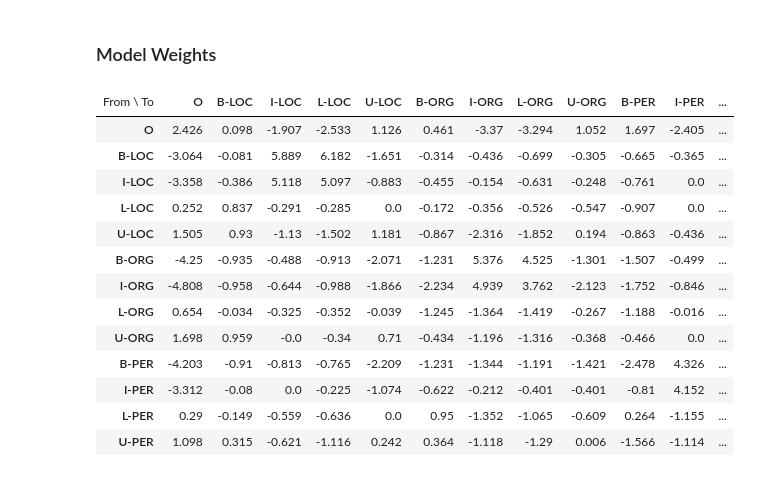
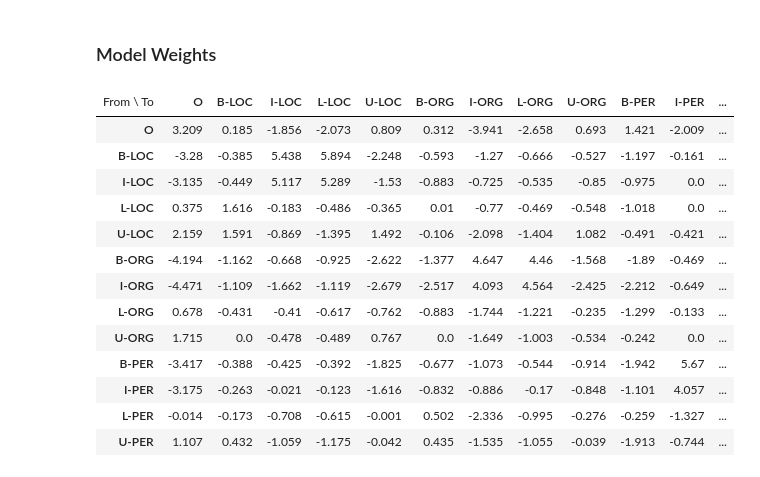
Before and after one commit to OnurArdaB/Turkish-NER-using-CRF, a Jupyter notebook: TurkishNER.ipynb, the cells around one changed output. Cells and saved outputs as stored; diff of their text form; code cells hidden in the pictures.

```diff
--- a/TurkishNER.ipynb
+++ b/TurkishNER.ipynb
@@ -183,43 +183,51 @@ def word2features(sent, i):
     features = {
         'bias': 1.0,
         'word.lower()': word.lower(),
-        'word.isupper()': word.isupper(),
+        'word.isupper()': word[0].isupper() if (len(word)>0) else word.isupper(),
         'word.istitle()': word.istitle(),
         'word.isdigit()': word.isdigit(),
         'word.gazetteers()':1 if (word in gazetteers) else 0
     }
     features.update(postag)
     if i > 0:
+
         word1 = sent[i-1][0]
+
         postag1 = sent[i-1][1]
         postag_before = {}
         for pos in postag1:
           postag_before[pos+"_before"] = postag1[pos]
         features.update(postag_before)
+
         features.update({
             '-1:word.lower()': word1.lower(),
             '-1:word.istitle()': word1.istitle(),
-            '-1:word.isupper()': word1.isupper(),
-            '-1:word.isdigit()': word.isdigit(),
-            '-1:word.gazetteers()':1 if (word in gazetteers) else 0
+            '-1:word.isupper()': word1[0].isupper() if (len(word1)>0) else word1.isupper(),
+            '-1:word.isdigit()': word1.isdigit(),
+            '-1:word.gazetteers()':1 if (word1 in gazetteers) else 0
         })
+
     else:
         features['BOS'] = True
+
     if i < len(sent)-1:
+
         word1 = sent[i+1][0]
+
         postag1 = sent[i+1][1]
         postag_after = {}
         for pos in postag1:
           postag_after[pos+"_after"] = postag1[pos]
         features.update(postag_after)
+
         features.update({
             '+1:word.lower()': word1.lower(),
             '+1:word.istitle()': word1.istitle(),
-            '+1:word.isupper()': word1.isupper(),
-            '+1:word.isdigit()': word.isdigit(),
-            '+1:word.gazetteers()':1 if (word in gazetteers) else 0
+            '+1:word.isupper()': word1[0].isupper() if (len(word1)>0) else word1.isupper(),
+            '+1:word.isdigit()': word1.isdigit(),
+            '+1:word.gazetteers()':1 if (word1 in gazetteers) else 0
+        })
 
-        })
     else:
         features['EOS'] = True
 
@@ -236,11 +244,3 @@ def sent2labels(sent):
 X_train = [sent2features(s) for s in train_sents]
 
 y_train = [sent2labels(s) for s in train_sents]
-'''
-X_test = X_train[:2000]
-y_test = y_train[:2000]
-
-X_train = X_train[2000:]
-y_train = y_train[2000:]
-
-'''
@@ -251,3 +385,9 @@ It can be observed that all features including gazetteers are implemented in the
+# %%
+X_test = X_train[6000:8000]
+y_test = y_train[6000:8000]
+
+X_train = X_train[:6000] +  X_train[8000:]
+y_train = y_train[:6000] + y_train[8000:]
 # %%
 crf = sklearn_crfsuite.CRF(
     algorithm='lbfgs',
@@ -298,19 +480,19 @@ Results are close to results which has been stated by Yeniterzi in her article.
 # %% [markdown]
 ### Model Weights
 # %%
-eli5.show_weights(crf, top=30)
+eli5.show_weights(crf, top=30, show=['transition_features'])
 # %% [output]
 | From \ To | O | B-LOC | I-LOC | L-LOC | U-LOC | B-ORG | I-ORG | L-ORG | U-ORG | B-PER | I-PER | ... |
-| O | 2.426 | 0.098 | -1.907 | -2.533 | 1.126 | 0.461 | -3.37 | -3.294 | 1.052 | 1.697 | -2.405 | ... |
-| B-LOC | -3.064 | -0.081 | 5.889 | 6.182 | -1.651 | -0.314 | -0.436 | -0.699 | -0.305 | -0.665 | -0.365 | ... |
-| I-LOC | -3.358 | -0.386 | 5.118 | 5.097 | -0.883 | -0.455 | -0.154 | -0.631 | -0.248 | -0.761 | 0.0 | ... |
-| L-LOC | 0.252 | 0.837 | -0.291 | -0.285 | 0.0 | -0.172 | -0.356 | -0.526 | -0.547 | -0.907 | 0.0 | ... |
-| U-LOC | 1.505 | 0.93 | -1.13 | -1.502 | 1.181 | -0.867 | -2.316 | -1.852 | 0.194 | -0.863 | -0.436 | ... |
-| B-ORG | -4.25 | -0.935 | -0.488 | -0.913 | -2.071 | -1.231 | 5.376 | 4.525 | -1.301 | -1.507 | -0.499 | ... |
-| I-ORG | -4.808 | -0.958 | -0.644 | -0.988 | -1.866 | -2.234 | 4.939 | 3.762 | -2.123 | -1.752 | -0.846 | ... |
-| L-ORG | 0.654 | -0.034 | -0.325 | -0.352 | -0.039 | -1.245 | -1.364 | -1.419 | -0.267 | -1.188 | -0.016 | ... |
-| U-ORG | 1.698 | 0.959 | -0.0 | -0.34 | 0.71 | -0.434 | -1.196 | -1.316 | -0.368 | -0.466 | 0.0 | ... |
-| B-PER | -4.203 | -0.91 | -0.813 | -0.765 | -2.209 | -1.231 | -1.344 | -1.191 | -1.421 | -2.478 | 4.326 | ... |
-| I-PER | -3.312 | -0.08 | 0.0 | -0.225 | -1.074 | -0.622 | -0.212 | -0.401 | -0.401 | -0.81 | 4.152 | ... |
-| L-PER | 0.29 | -0.149 | -0.559 | -0.636 | 0.0 | 0.95 | -1.352 | -1.065 | -0.609 | 0.264 | -1.155 | ... |
-| U-PER | 1.098 | 0.315 | -0.621 | -1.116 | 0.242 | 0.364 | -1.118 | -1.29 | 0.006 | -1.566 | -1.114 | ... |
+| O | 3.209 | 0.185 | -1.856 | -2.073 | 0.809 | 0.312 | -3.941 | -2.658 | 0.693 | 1.421 | -2.009 | ... |
+| B-LOC | -3.28 | -0.385 | 5.438 | 5.894 | -2.248 | -0.593 | -1.27 | -0.666 | -0.527 | -1.197 | -0.161 | ... |
+| I-LOC | -3.135 | -0.449 | 5.117 | 5.289 | -1.53 | -0.883 | -0.725 | -0.535 | -0.85 | -0.975 | 0.0 | ... |
+| L-LOC | 0.375 | 1.616 | -0.183 | -0.486 | -0.365 | 0.01 | -0.77 | -0.469 | -0.548 | -1.018 | 0.0 | ... |
+| U-LOC | 2.159 | 1.591 | -0.869 | -1.395 | 1.492 | -0.106 | -2.098 | -1.404 | 1.082 | -0.491 | -0.421 | ... |
+| B-ORG | -4.194 | -1.162 | -0.668 | -0.925 | -2.622 | -1.377 | 4.647 | 4.46 | -1.568 | -1.89 | -0.469 | ... |
+| I-ORG | -4.471 | -1.109 | -1.662 | -1.119 | -2.679 | -2.517 | 4.093 | 4.564 | -2.425 | -2.212 | -0.649 | ... |
+| L-ORG | 0.678 | -0.431 | -0.41 | -0.617 | -0.762 | -0.883 | -1.744 | -1.221 | -0.235 | -1.299 | -0.133 | ... |
+| U-ORG | 1.715 | 0.0 | -0.478 | -0.489 | 0.767 | 0.0 | -1.649 | -1.003 | -0.534 | -0.242 | 0.0 | ... |
+| B-PER | -3.417 | -0.388 | -0.425 | -0.392 | -1.825 | -0.677 | -1.073 | -0.544 | -0.914 | -1.942 | 5.67 | ... |
+| I-PER | -3.175 | -0.263 | -0.021 | -0.123 | -1.616 | -0.832 | -0.886 | -0.17 | -0.848 | -1.101 | 4.057 | ... |
+| L-PER | -0.014 | -0.173 | -0.708 | -0.615 | -0.001 | 0.502 | -2.336 | -0.995 | -0.276 | -0.259 | -1.327 | ... |
+| U-PER | 1.107 | 0.432 | -1.059 | -1.175 | -0.042 | 0.435 | -1.535 | -1.055 | -0.039 | -1.913 | -0.744 | ... |
```
Also changed, not shown: parts of 19 cells of this notebook.
